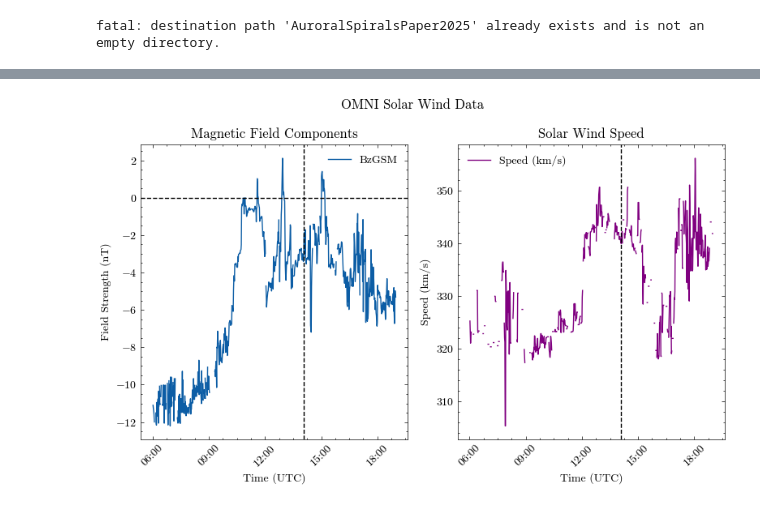
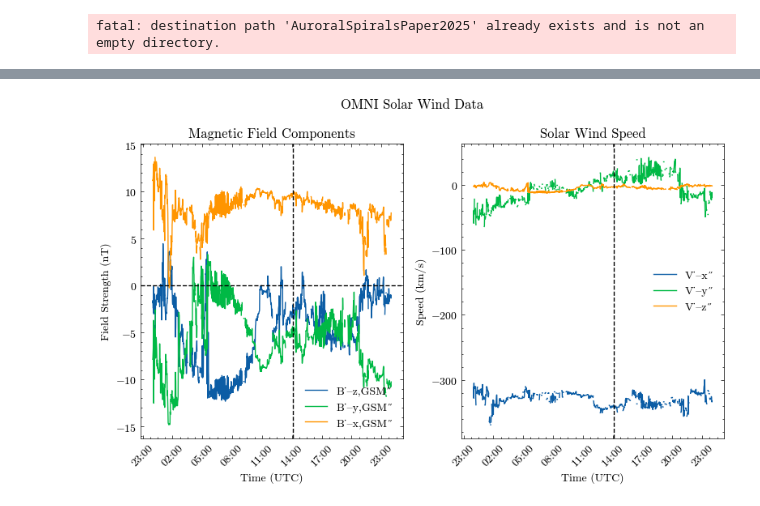
Before and after one commit to CassandraAuri/AuroralSpiralsPaper2025, a Jupyter notebook: Figures/Supporting_OMNI.ipynb, the cells around one changed output, grey strips where cells are left out. Drawn from its saved outputs; the diff is of its cells as text; code cells hidden in the pictures.

Commit message:
Updated omni's plot

```diff
--- a/Figures/Supporting_OMNI.ipynb
+++ b/Figures/Supporting_OMNI.ipynb
@@ -43,11 +44,13 @@ def read_data(file_name):
     bx = data[:, 4]  # BX (nT, GSE)
     by = data[:, 5]  # BY (nT, GSM)
     bz = data[:, 6]  # BZ (nT, GSM)
-    speed = data[:, 7]  # Speed (km/s)
-    density = data[:, 8]  # Proton Density (n/cc)
+    vx = data[:, 7]  # Speed Vx (km/s)
+    vy = data[:, 8]  # Speed Vy (km/s)
+    vz = data[:, 9]  # Speed Vz (km/s)
+
 
     # Combine into a structured dictionary or tuple
-    return year, doy, hour, minute, bx, by, bz, speed, density
+    return year, doy, hour, minute, bx, by, bz, vx,vy,bz
 # %%
 # Function to convert year and day of year to datetime
 def doy_to_datetime(year, doy, hour, minute):
@@ -65,7 +68,7 @@ def doy_to_datetime(year, doy, hour, minute):
     target_date = target_date.replace(hour=hour, minute=minute)
     return target_date
 # %%
-def plot_data(year, doy, hour, minute, bx, by, bz, speed, density):
+def plot_data(year, doy, hour, minute, bx, by, bz, vx,vy,vz):
     # Convert year, doy, hour, minute to datetime objects
     time = [doy_to_datetime(y, d, h, m) for y, d, h, m in zip(year, doy, hour, minute)]
 
@@ -76,9 +79,9 @@ def plot_data(year, doy, hour, minute, bx, by, bz, speed, density):
     # Plot BxGSE, ByGSM, and BzGSM in the first subplot
     ax1 = fig.add_subplot(gs[0])
     #ax1.plot(time, by, label='ByGSM', color='red')
-    ax1.plot(time, bz, label=r"B_{z,GSM}")
-    ax1.plot(time, by, label=r"B_{y,GSM}")
-    ax1.plot(time, bx, label=r"B_{x,GSM}")
+    ax1.plot(time, bz, label=r"$B_{z,GSM}$")
+    ax1.plot(time, by, label=r"$B_{y,GSM}$")
+    ax1.plot(time, bx, label=r"$B_{x,GSM}$")
     ax1.set_title('Magnetic Field Components')
     ax1.set_xlabel('Time (UTC)')
     ax1.set_ylabel('Field Strength (nT)')
@@ -94,7 +97,9 @@ def plot_data(year, doy, hour, minute, bx, by, bz, speed, density):
 
     # Plot Speed (Solar Wind) in the second subplot
     ax2 = fig.add_subplot(gs[1])
-    ax2.plot(time, speed, label='Speed (km/s)', color='purple')
+    ax2.plot(time, vx, label=r'$V_{x}$')
+    ax2.plot(time, vy, label=r'$V_{y}$')
+    ax2.plot(time, vz, label=r'$V_{z}$')
     ax2.set_title('Solar Wind Speed')
     ax2.set_xlabel('Time (UTC)')
     ax2.set_ylabel('Speed (km/s)')
@@ -116,14 +144,14 @@ fatal: destination path 'AuroralSpiralsPaper2025' already exists and is not an e
 # %%
 # File path for the data file
 if 'google.colab' in str(get_ipython()):
-  file_name = '/content/AuroralSpiralsPaper2025/Data_files/omni_min_def_On38ajIjA7.lst'
+  file_name = '/content/AuroralSpiralsPaper2025/Data_files/Data_files/omni_min_WXviKrUQax.lst'
 else:
-  file_name = 'omni_min_def_On38ajIjA7.lst'
+  file_name = '../Data_files\omni_min_WXviKrUQax.lst'
 
 # Read the data
-year, doy, hour, minute, bx, by, bz, speed, density = read_data(file_name)
+year, doy, hour, minute, bx, by, bz, vx, vy,vz = read_data(file_name)
 
 # Plot the data
-plot_data(year, doy, hour, minute, bx, by, bz, speed, density)
+plot_data(year, doy, hour, minute, bx, by, bz, vx,vy,vz)
 # %% [output]
-[figure, old version]
+[figure, new version]
```
Also changed, not shown: parts of 2 cells of this notebook, 2 other files.
